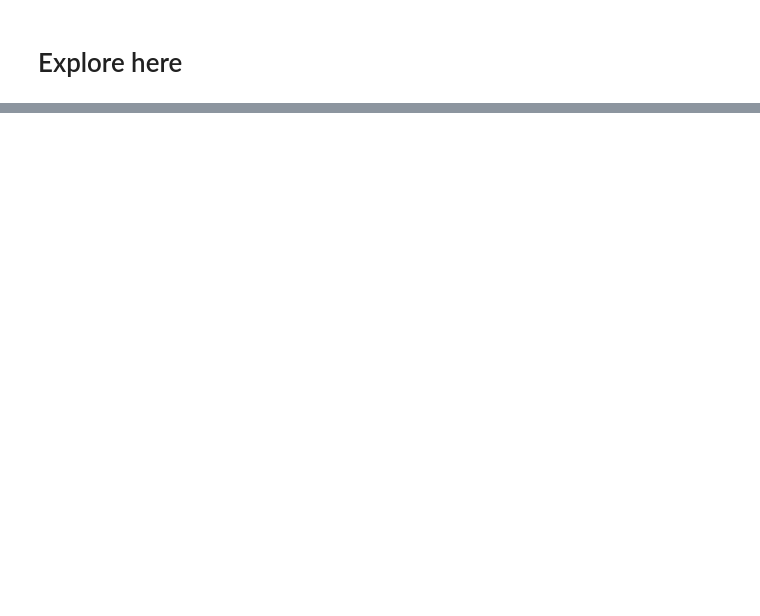
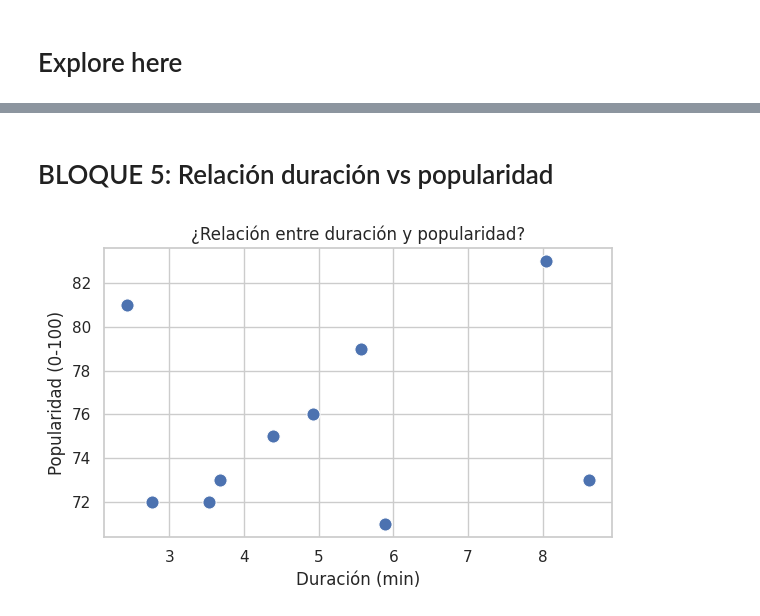
Before and after one commit to 4GeeksAcademy/JASotomayor-APIs, a Jupyter notebook: src/explore.ipynb, the cells around one changed output, grey strips where cells are left out. Saved outputs shown, nothing was run; the diff lists cells and outputs as text; code cells hidden in the pictures; blank space fills up the shorter version.

```diff
--- a/src/explore.ipynb
+++ b/src/explore.ipynb
@@ -26,0 +35,5 @@ SpotifyOauthError: error: invalid_client, error_description: Invalid client
+# %%
+# 04. Crear el gestor de credenciales y el cliente Spotipy
+auth = SpotifyClientCredentials(client_id=client_id, client_secret=client_secret)
+spotify = spotipy.Spotify(auth_manager=auth)
+logging.info("Cliente Spotipy listo.")
@@ -26,0 +44,15 @@ SpotifyOauthError: error: invalid_client, error_description: Invalid client
+# %%
+# 05. URI o ID del artista
+ARTIST_URI = "spotify:artist:36QJpDe2go2KgaRleHCDTp"
+# %%
+# 06. Solicitud a la API (name, popularity, duration)
+tracks_json = spotify.artist_top_tracks(ARTIST_URI, country="US")["tracks"][:10]
+track_data = [
+    {
+        "name":         t["name"],
+        "popularity":   t["popularity"],
+        "duration_min": t["duration_ms"] / 60000
+    }
+    for t in tracks_json
+]
+logging.info(f"Se descargaron {len(track_data)} tracks.")
@@ -26,0 +63,3 @@ SpotifyOauthError: error: invalid_client, error_description: Invalid client
+# %%
+# 07. Convertir a DataFrame
+df_tracks = pd.DataFrame(track_data)
@@ -26,0 +81,14 @@ SpotifyOauthError: error: invalid_client, error_description: Invalid client
+# %% [markdown]
+# BLOQUE 5: Relación duración vs popularidad
+# %%
+# 09. Scatter plot duración vs popularidad
+sns.set(style="whitegrid")
+plt.figure(figsize=(6, 4))
+sns.scatterplot(data=df_tracks, x="duration_min", y="popularity", s=90)
+plt.xlabel("Duración (min)")
+plt.ylabel("Popularidad (0‑100)")
+plt.title("¿Relación entre duración y popularidad?")
+plt.tight_layout()
+plt.show()
+# %% [output]
+[figure, added]
```
Also changed, not shown: parts of 11 cells of this notebook, 2 other files.
